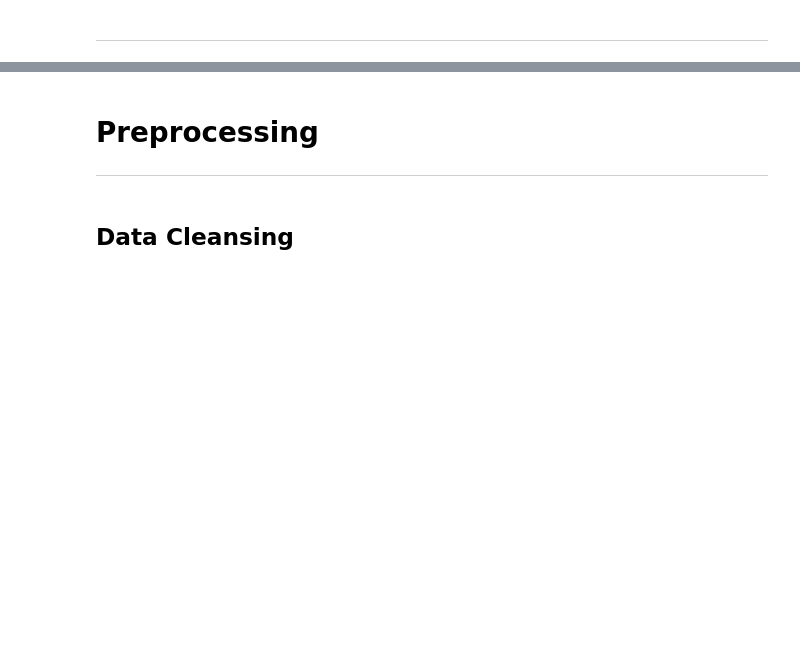
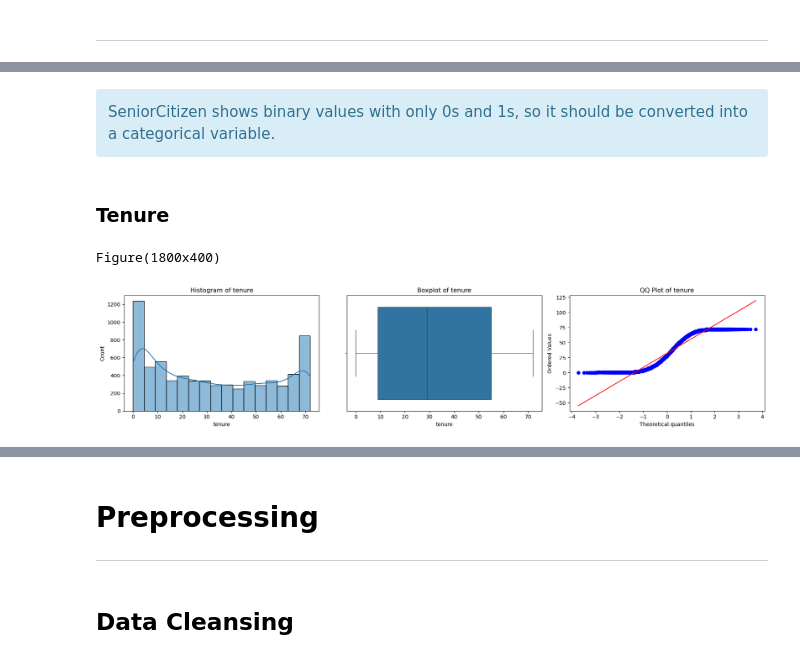
Before and after one commit to Christian-Chrata/Telco-Customer-Churn, a Jupyter notebook: Telco Customer Churn.ipynb, the cells around one changed output, grey strips where cells are left out. Saved outputs shown, nothing was run; the diff lists cells and outputs as text; code cells hidden in the pictures; blank space fills up the shorter version.

```diff
--- a/Telco Customer Churn.ipynb
+++ b/Telco Customer Churn.ipynb
@@ -471,0 +482,9 @@ plt.show()
+# %% [markdown]
+<div class="alert alert-info" role="alert">SeniorCitizen shows binary values with only 0s and 1s, so it should be converted into a categorical variable.</div>
+# %% [markdown]
+### Tenure
+# %%
+showHistBoxQQ("tenure")
+# %% [output]
+Figure(1800x400)
+[figure, added]
```
Also changed, not shown: parts of 78 cells of this notebook, 2 other files.
